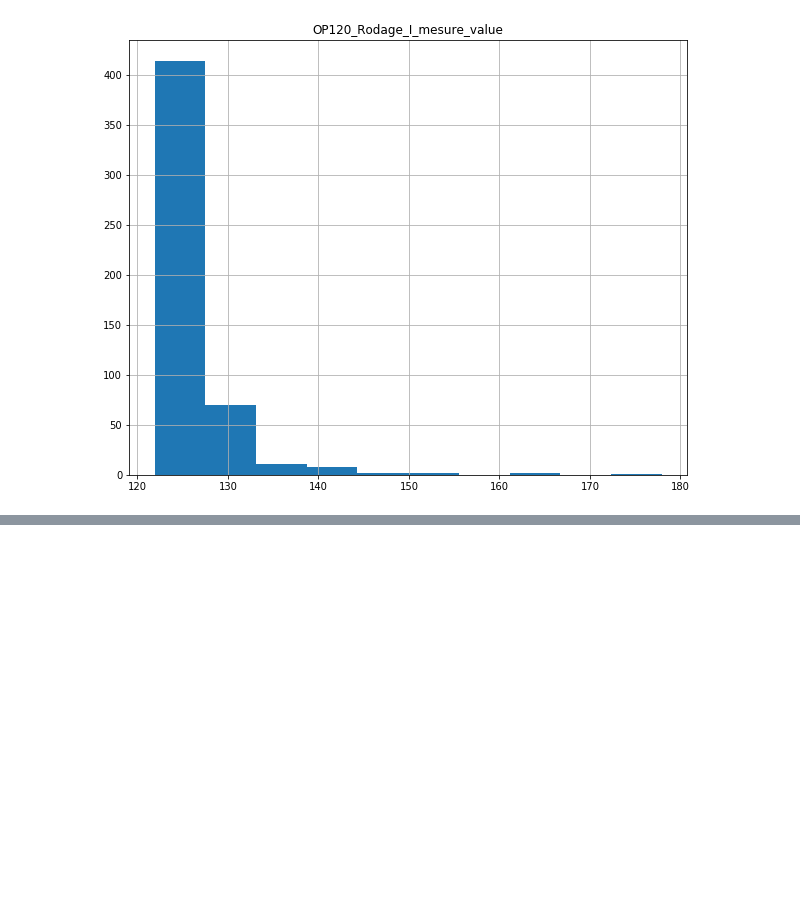
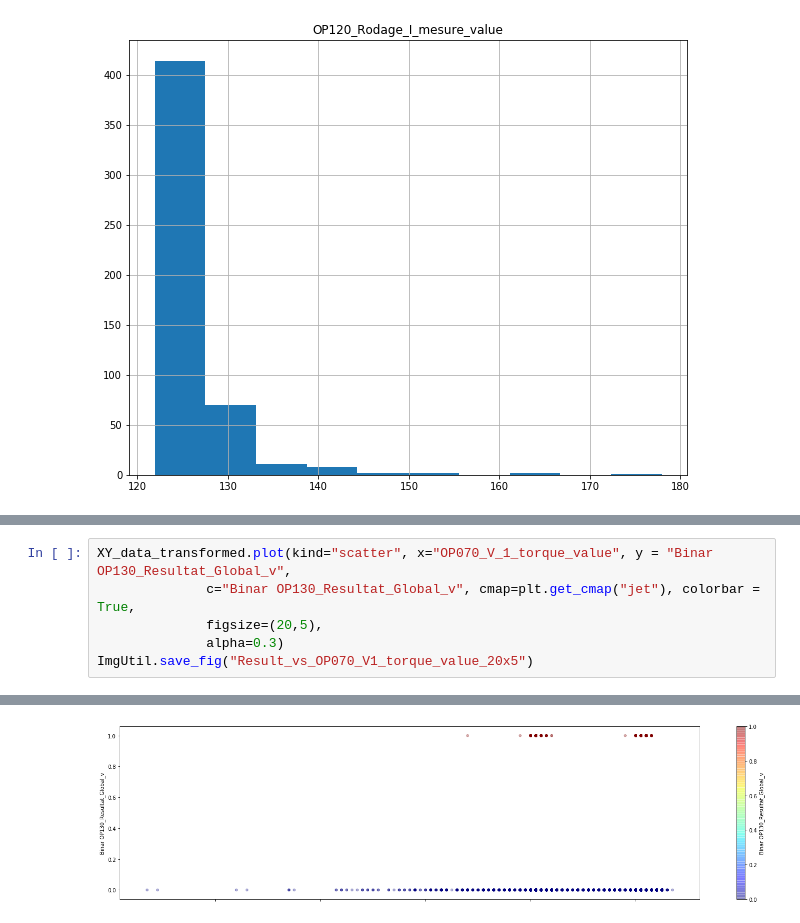
Before and after one commit to W-Alphonse/EXED-Training, a Jupyter notebook: ___VALEO/src/notebooks/valeo.ipynb, the cells around one changed output, grey strips where cells are left out. Drawn from its saved outputs; the diff is of its cells as text; blank space fills up the shorter version.

```diff
--- a/___VALEO/src/notebooks/valeo.ipynb
+++ b/___VALEO/src/notebooks/valeo.ipynb
@@ -374,0 +334,7 @@ AttributeError: 'DataFrame' object has no attribute 'plotting'
+# %%
+XY_data_transformed.plot(kind="scatter", x="OP070_V_1_torque_value", y = "Binar OP130_Resultat_Global_v",
+              c="Binar OP130_Resultat_Global_v", cmap=plt.get_cmap("jet"), colorbar = True,
+              figsize=(20,5),
+              alpha=0.3)
+ImgUtil.save_fig("Result_vs_OP070_V1_torque_value_20x5")
+# %% [output]
@@ -374,0 +342 @@ AttributeError: 'DataFrame' object has no attribute 'plotting'
+[figure, added]
```
Also changed, not shown: parts of 24 cells of this notebook, 18 other files.
